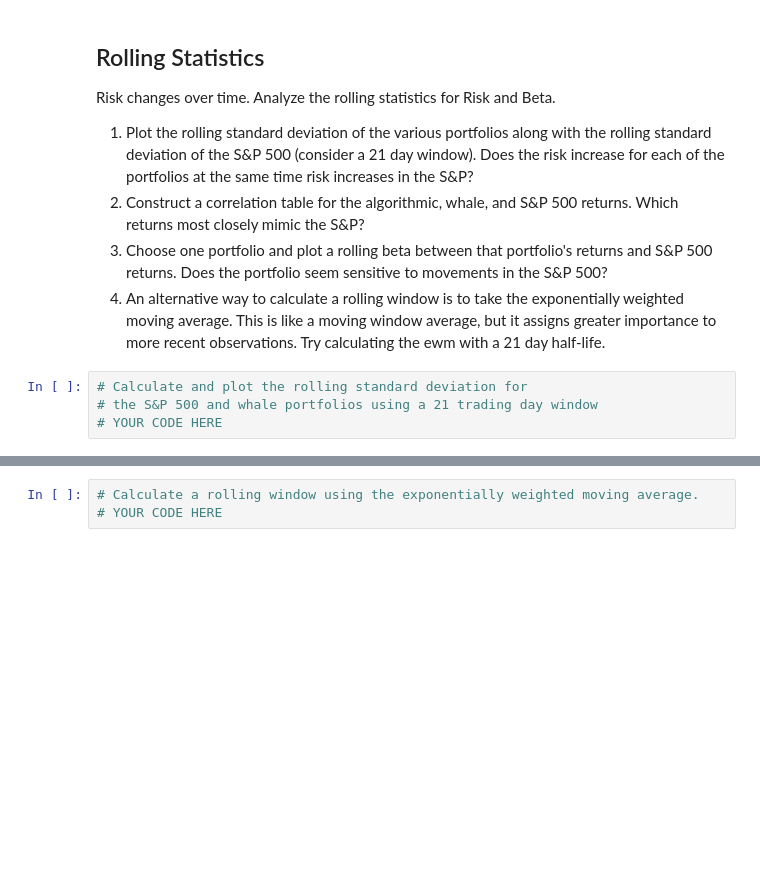
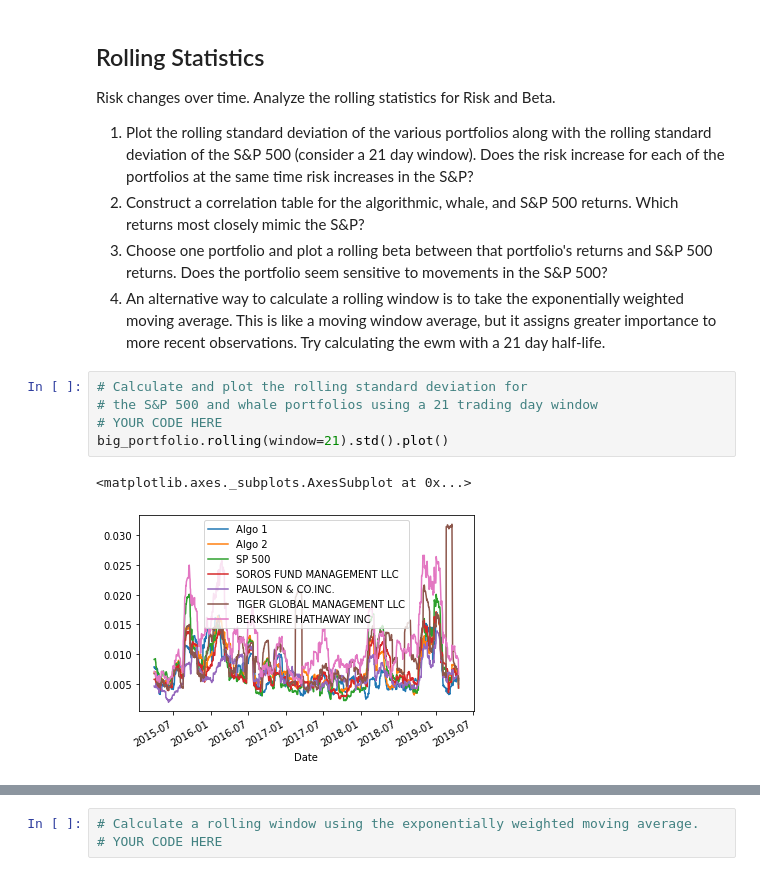
Before and after one commit to markmurdock11/pandas_hw, a Jupyter notebook: whale_analysis.ipynb, the cells around one changed output, grey strips where cells are left out. Drawn from its saved outputs; the diff is of its cells as text; blank space fills up the shorter version.

Commit message:
rolling statistics

```diff
--- a/whale_analysis.ipynb
+++ b/whale_analysis.ipynb
@@ -328,7 +328,11 @@ Risk changes over time. Analyze the rolling statistics for Risk and Beta.
 # %%
 # Calculate and plot the rolling standard deviation for
 # the S&P 500 and whale portfolios using a 21 trading day window
 # YOUR CODE HERE
+big_portfolio.rolling(window=21).std().plot()
+# %% [output]
+<matplotlib.axes._subplots.AxesSubplot at 0x...>
+[figure, added]
 # %%
 # Construct a correlation table
 # YOUR CODE HERE
```
Also changed, not shown: parts of 3 cells of this notebook.
